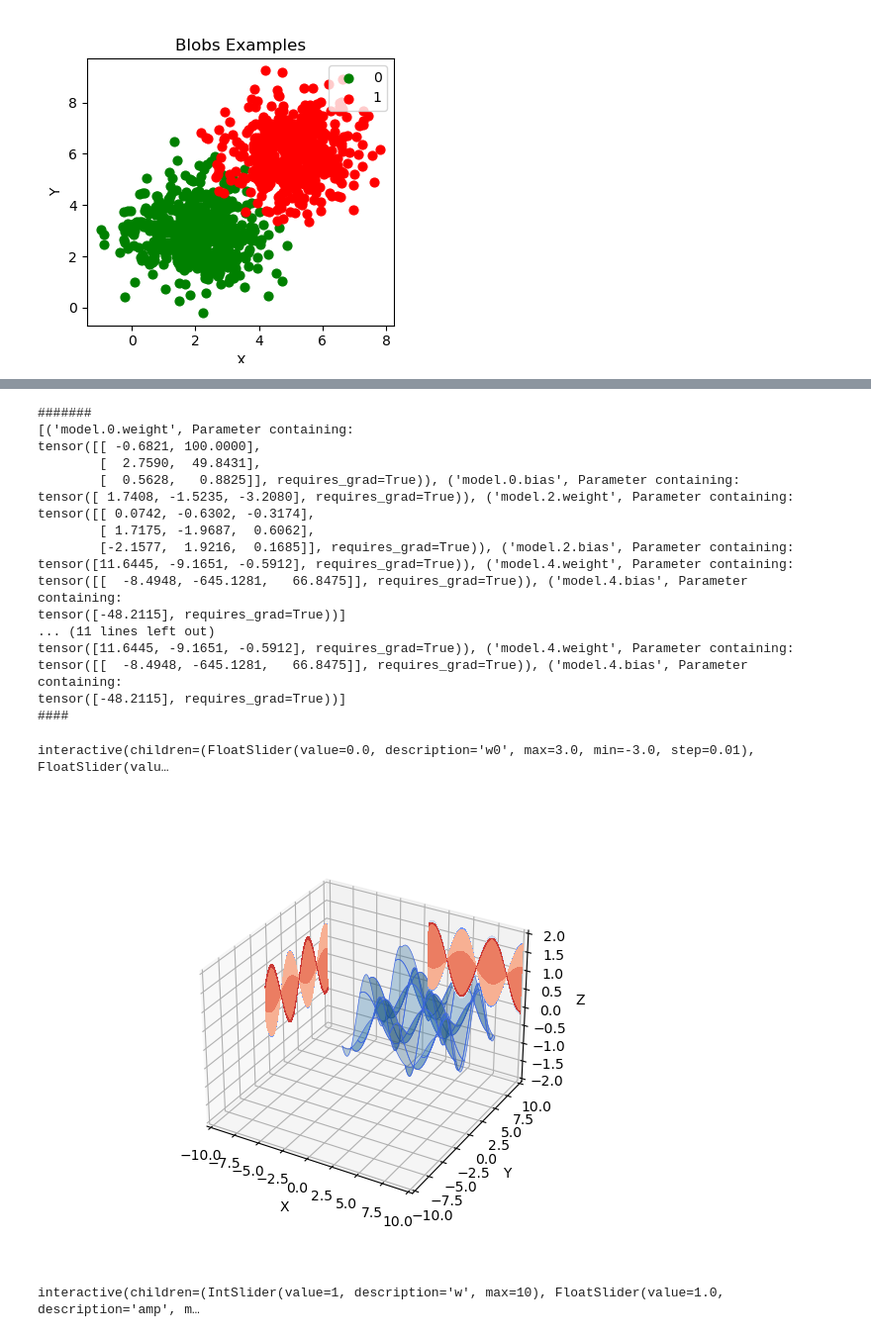
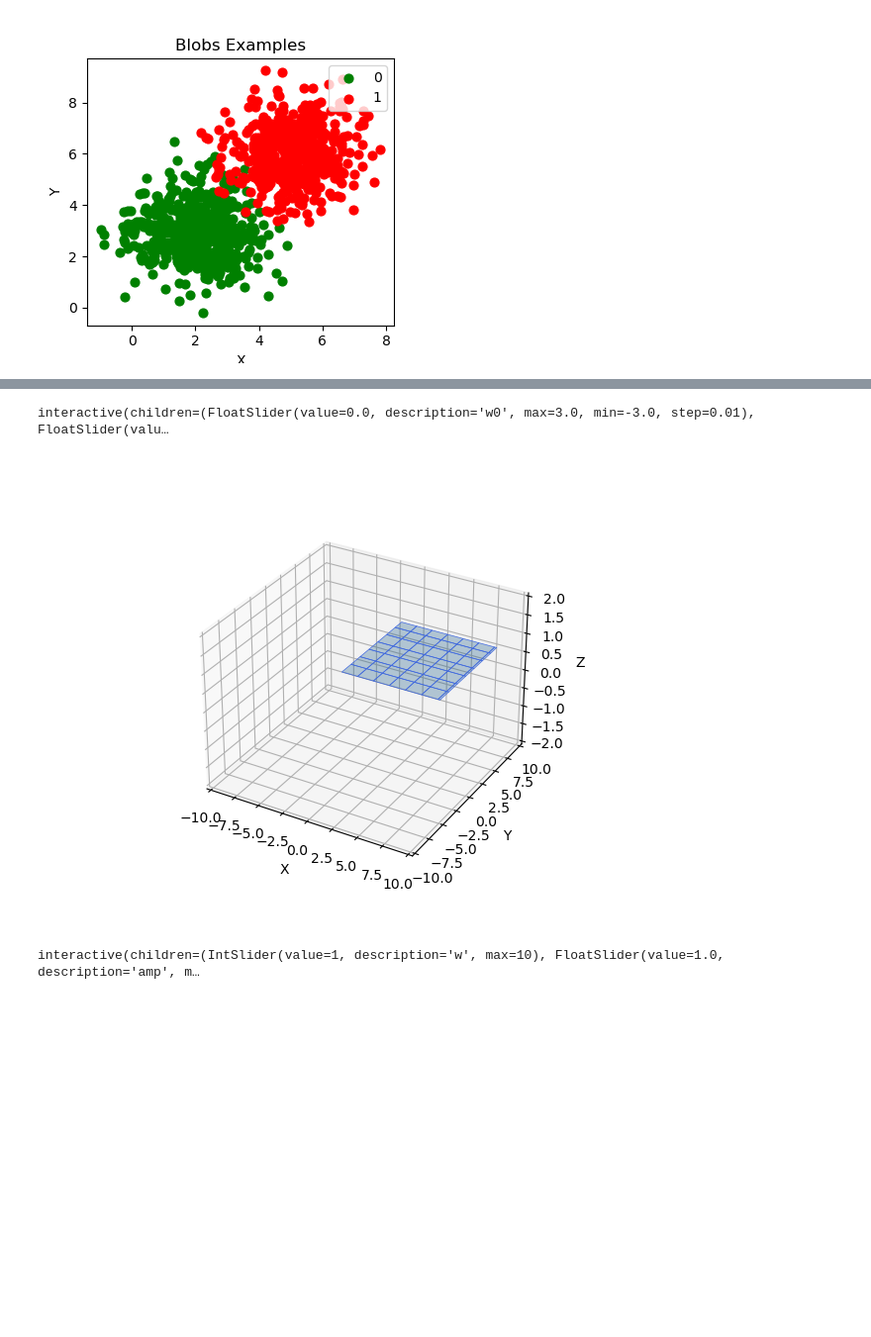
Before and after one commit to csjiet/void, a Jupyter notebook: nn-tasks/classification-landscapes.ipynb, the cells around one changed output, grey strips where cells are left out. Shown at 99% size. Drawn from its saved outputs; the diff is of its cells as text; code cells hidden in the pictures; blank space fills up the shorter version.

Commit message:
first working prototype for classification landscape plot

```diff
--- a/nn-tasks/classification-landscapes.ipynb
+++ b/nn-tasks/classification-landscapes.ipynb
@@ -136,17 +140,7 @@ def my_sine(x, w, amp, phi):
     return amp*np.sin(w * (x-phi))
 
 X, Y = np.meshgrid(np.arange(-2, 8, 0.2), np.arange(-1, 10, 0.2))
-Z = np.sin(X)* np.cos(Y)
-
-
-# Takes a parameters in the model and turn it into a interactive component
-
-# next(model.parameters()).data[0] = torch.Tensor([70])
-
-print('#######')
-print(list(model.named_parameters()))
-
-print('#######')
+shape = X.shape
 
 kwargs = {}
 kwargs_vals = {}
@@ -164,96 +158,53 @@ def recursive_modify(t: torch.Tensor, param_key: str, index: int = 0) -> None:
         for i, subt in enumerate(t):
             recursive_modify(subt, param_key, index + i)
 
-
 for name, p in model.named_parameters():
     recursive_modify(p, name)
 
-print(kwargs)
-print(kwargs_range)
-
-param_key, index, subindex, _ = kwargs['w1']
-new_val = torch.Tensor([100])
-model.state_dict()[param_key].data[index][subindex] = new_val.item()
-
-print(list(model.named_parameters()))
-
-print("####")
 
 glob_kwargs_vals = kwargs_vals
+
+
+# Create a list of sliders
 @widgets.interact(**kwargs_range)
 def update(**kwargs_vals):
 
     global glob_kwargs_vals
     for key, value in glob_kwargs_vals.items():
         if key in kwargs_vals and kwargs_vals[key] != value:
-            print(f"slider moved: ", key)
+            # print(f"slider moved: ", key)
             param_key, index, subindex, val = kwargs[key]
             new_val = torch.Tensor([kwargs_vals[key]])
 
             prev_loc = torch.Tensor([glob_kwargs_vals[key]]).item()
             if 'bias' in param_key:
                 updated_val = model.state_dict()[param_key].data[subindex] + (new_val.item() - prev_loc)
                 model.state_dict()[param_key].data[subindex] = updated_val
             else:
                 updated_val = model.state_dict()[param_key].data[index][subindex] + (new_val.item() - prev_loc)
                 model.state_dict()[param_key].data[index][subindex] = updated_val
     glob_kwargs_vals = kwargs_vals
 
-#     for k, v in kwargs_vals.items():
-#         param_key, index, subindex, val = kwargs[k]
-#         new_val = torch.Tensor([v])
-
-#         if 'bias' in param_key:
-#             updated_val = model.state_dict()[param_key].data[subindex] + new_val.item()
-#             model.state_dict()[param_key].data[subindex] = updated_val
-#         else:
-#             updated_val = model.state_dict()[param_key].data[index][subindex] + new_val.item()
-#             model.state_dict()[param_key].data[index][subindex] = updated_val
-
-
-    # It makes sense now. Because the term +new_val.item() is oblivious to which widget is moved. This means previous moved widgets that was
-    # moved to a value not zero will still increment.
-
-    print(kwargs_vals)
-    print(list(model.named_parameters()))
-
-
+    input_ = torch.Tensor([[x, y] for x, y in zip(X.flatten(), Y.flatten())])
+    pred = model.forward(input_)
+    Z = pred.detach().numpy().reshape(shape[0], shape[1])
 
     ax.clear() # clear canvas/ Remove old lines from plot and plot new one
 
     # Plot the 3D surface
     ax.plot_surface(X, Y, Z, edgecolor='royalblue', lw=0.5, rstride=8, cstride=8,
                     alpha=0.3)
 
-    # Plot projections of the contours for each dimension.  We choose offsets
-    # that match the appropriate axes limits. Projected contours sit on
-    # the walls of the 3D graph
+    # Projected contours sit on the walls of the 3D graph
     ax.contourf(X, Y, Z, zdir='z', offset=-100, cmap='coolwarm')
     ax.contourf(X, Y, Z, zdir='x', offset=-10, cmap='coolwarm')
     ax.contourf(X, Y, Z, zdir='y', offset=15, cmap='coolwarm')
 
     ax.set(xlim=(-10, 10), ylim=(-10, 10), zlim=(-2, 2),
            xlabel='X', ylabel='Y', zlabel='Z')
 # %% [output]
-#######
-[('model.0.weight', Parameter containing:
-tensor([[ -0.6821, 100.0000],
-        [  2.7590,  49.8431],
-        [  0.5628,   0.8825]], requires_grad=True)), ('model.0.bias', Parameter containing:
-tensor([ 1.7408, -1.5235, -3.2080], requires_grad=True)), ('model.2.weight', Parameter containing:
-tensor([[ 0.0742, -0.6302, -0.3174],
-        [ 1.7175, -1.9687,  0.6062],
-        [-2.1577,  1.9216,  0.1685]], requires_grad=True)), ('model.2.bias', Parameter containing:
-tensor([11.6445, -9.1651, -0.5912], requires_grad=True)), ('model.4.weight', Parameter containing:
-tensor([[  -8.4948, -645.1281,   66.8475]], requires_grad=True)), ('model.4.bias', Parameter containing:
-tensor([-48.2115], requires_grad=True))]
-... (11 lines left out)
-tensor([11.6445, -9.1651, -0.5912], requires_grad=True)), ('model.4.weight', Parameter containing:
-tensor([[  -8.4948, -645.1281,   66.8475]], requires_grad=True)), ('model.4.bias', Parameter containing:
-tensor([-48.2115], requires_grad=True))]
-####
+interactive(children=(FloatSlider(value=0.0, description='w0', max=3.0, min=-3.0, step=0.01), FloatSlider(valu…
-interactive(children=(FloatSlider(value=0.0, description='w0', max=3.0, min=-3.0, step=0.01), FloatSlider(valu…
-[figure, old version]
+[figure, new version]
 # %%
 # set up plot
 from mpl_toolkits.mplot3d import axes3d
```
Also changed, not shown: parts of 3 cells of this notebook.
